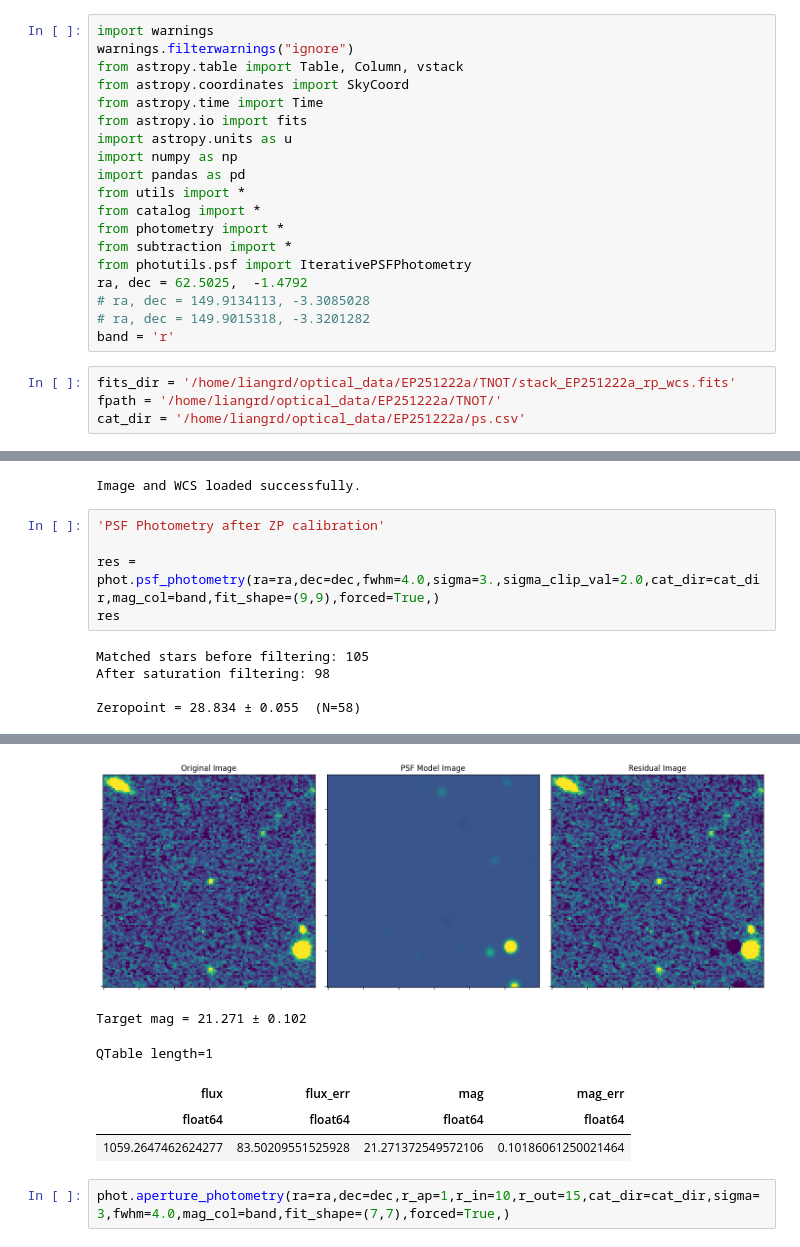
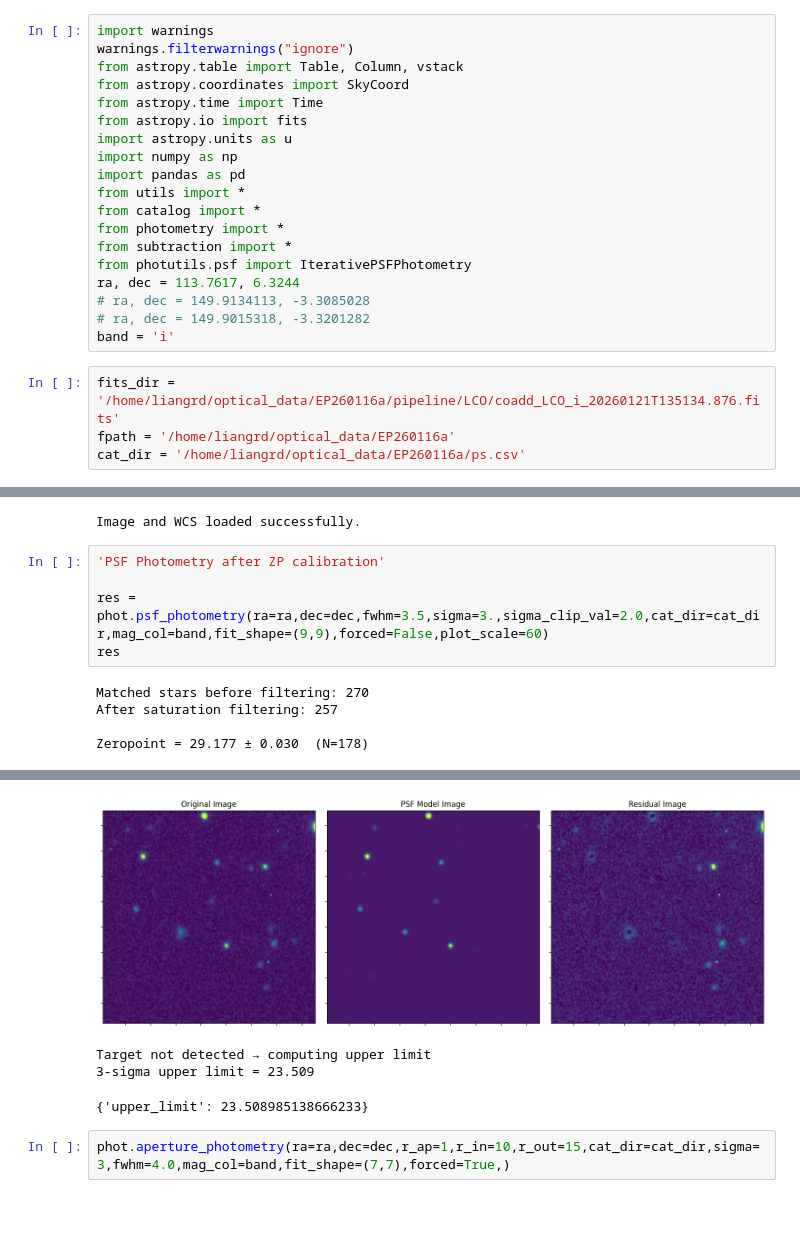
Before and after one commit to LAujust/Follow_up, a Jupyter notebook: code/Unified_Photometry.ipynb, the cells around one changed output, grey strips where cells are left out. Saved outputs shown, nothing was run; the diff lists cells and outputs as text; blank space fills up the shorter version.

Commit message:
Update data at 2026-03-10 16:01:20.874

```diff
--- a/code/Unified_Photometry.ipynb
+++ b/code/Unified_Photometry.ipynb
@@ -15,14 +15,14 @@ from catalog import *
 from photometry import *
 from subtraction import *
 from photutils.psf import IterativePSFPhotometry
-ra, dec = 62.5025,	-1.4792
+ra, dec = 113.7617,	6.3244
 # ra, dec = 149.9134113, -3.3085028
 # ra, dec = 149.9015318, -3.3201282
-band = 'r'
+band = 'i'
 # %%
-fits_dir = '/home/liangrd/optical_data/EP251222a/TNOT/stack_EP251222a_rp_wcs.fits'
-fpath = '/home/liangrd/optical_data/EP251222a/TNOT/'
-cat_dir = '/home/liangrd/optical_data/EP251222a/ps.csv'
+fits_dir = '/home/liangrd/optical_data/EP260116a/pipeline/LCO/coadd_LCO_i_20260121T135134.876.fits'
+fpath = '/home/liangrd/optical_data/EP260116a'
+cat_dir = '/home/liangrd/optical_data/EP260116a/ps.csv'
 # %%
 phot = Photometry()
 phot.read_image(fits_dir,masklow=None)
@@ -31,10 +31,10 @@ Image and WCS loaded successfully.
 # %%
 'PSF Photometry after ZP calibration'
 
-res = phot.psf_photometry(ra=ra,dec=dec,fwhm=4.0,sigma=3.,sigma_clip_val=2.0,cat_dir=cat_dir,mag_col=band,fit_shape=(9,9),forced=True,)
+res = phot.psf_photometry(ra=ra,dec=dec,fwhm=3.5,sigma=3.,sigma_clip_val=2.0,cat_dir=cat_dir,mag_col=band,fit_shape=(9,9),forced=False,plot_scale=60)
 res
 # %% [output]
-Matched stars before filtering: 105
-After saturation filtering: 98
+Matched stars before filtering: 270
+After saturation filtering: 257
 
-Zeropoint = 28.834 ± 0.055  (N=58)
+Zeropoint = 29.177 ± 0.030  (N=178)
@@ -42,9 +42,7 @@ Zeropoint = 28.834 ± 0.055  (N=58)
-[figure, old version]
+[figure, new version]
-Target mag = 21.271 ± 0.102
+Target not detected → computing upper limit
+3-sigma upper limit = 23.509
-QTable length=1
+{'upper_limit': 23.508985138666233}
-| flux | flux_err | mag | mag_err |
-| float64 | float64 | float64 | float64 |
-| 1059.2647462624277 | 83.50209551525928 | 21.271372549572106 | 0.10186061250021464 |
 # %%
 phot.aperture_photometry(ra=ra,dec=dec,r_ap=1,r_in=10,r_out=15,cat_dir=cat_dir,sigma=3,fwhm=4.0,mag_col=band,fit_shape=(7,7),forced=True,)
 # %% [output]
```
Also changed, not shown: parts of 1 cell of this notebook, 30 other files.
